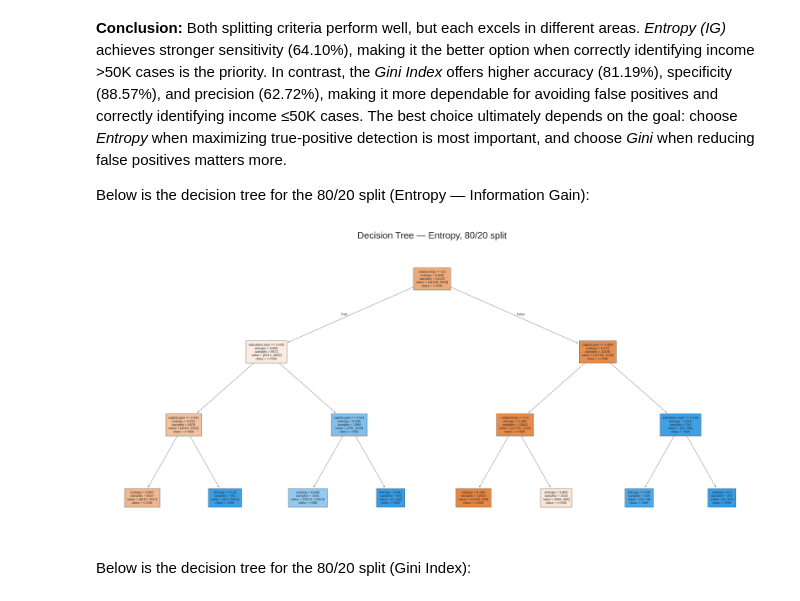
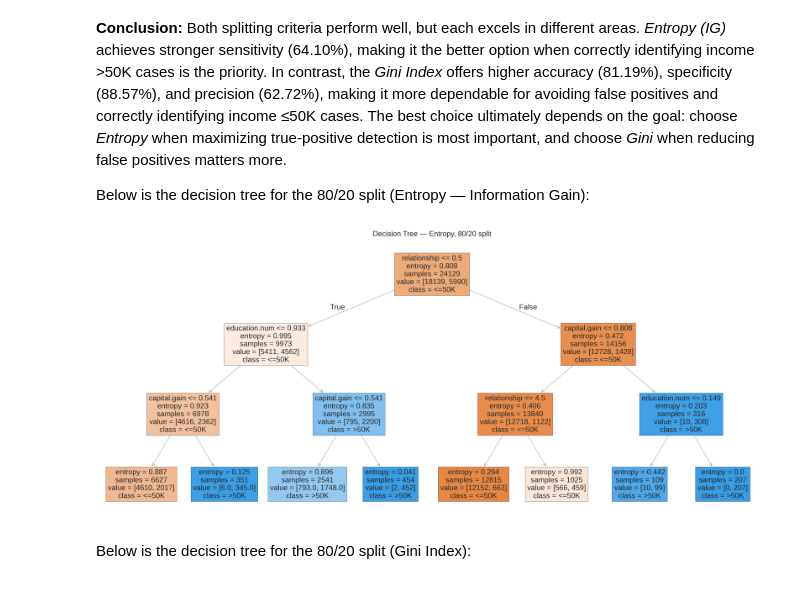
Before and after one commit to Non8q/IT326-Adult-Census-Income, a Jupyter notebook: Phase3.ipynb, the cells around one changed output. Cells and saved outputs as stored; diff of their text form; code cells hidden in the pictures.

```diff
--- a/Phase3.ipynb
+++ b/Phase3.ipynb
@@ -935,25 +935,27 @@ Below is the decision tree for the 80/20 split (Entropy — Information Gain):
 # %%
 from sklearn.model_selection import train_test_split
 from sklearn.tree import DecisionTreeClassifier, plot_tree
 import matplotlib.pyplot as plt
 
 X_train, X_test, y_train, y_test = train_test_split(X, y, test_size=0.2, random_state=1)
 
 clf_best = DecisionTreeClassifier(criterion='entropy', max_depth=3, random_state=1)
 clf_best = clf_best.fit(X_train, y_train)
 
-fig, axes = plt.subplots(nrows=1, ncols=1, figsize=(18,8), dpi=300)
+fig, axes = plt.subplots(nrows=1, ncols=1, figsize=(18, 8), dpi=300)
+
 plot_tree(clf_best,
           feature_names=X.columns,
           class_names=['<=50K', '>50K'],
           filled=True,
-          fontsize=5,
+          fontsize=14,
           ax=axes)
 
 plt.title("Decision Tree — Entropy, 80/20 split", fontsize=14)
+plt.tight_layout()
 plt.show()
 # %% [output]
-[figure, old version]
+[figure, new version]
 # %% [markdown]
 Below is the decision tree for the 80/20 split (Gini Index):
 # %%
```
Also changed, not shown: parts of 14 cells of this notebook.
